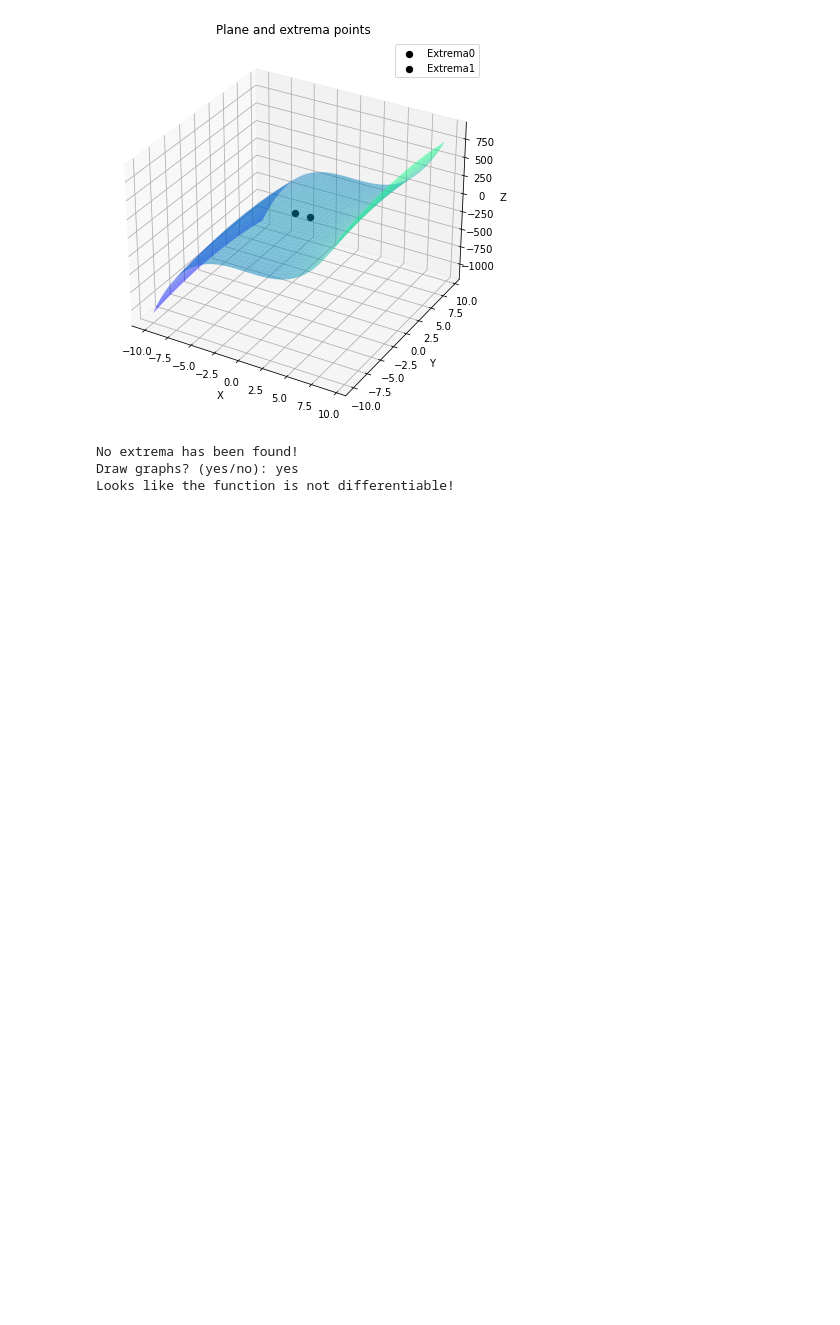
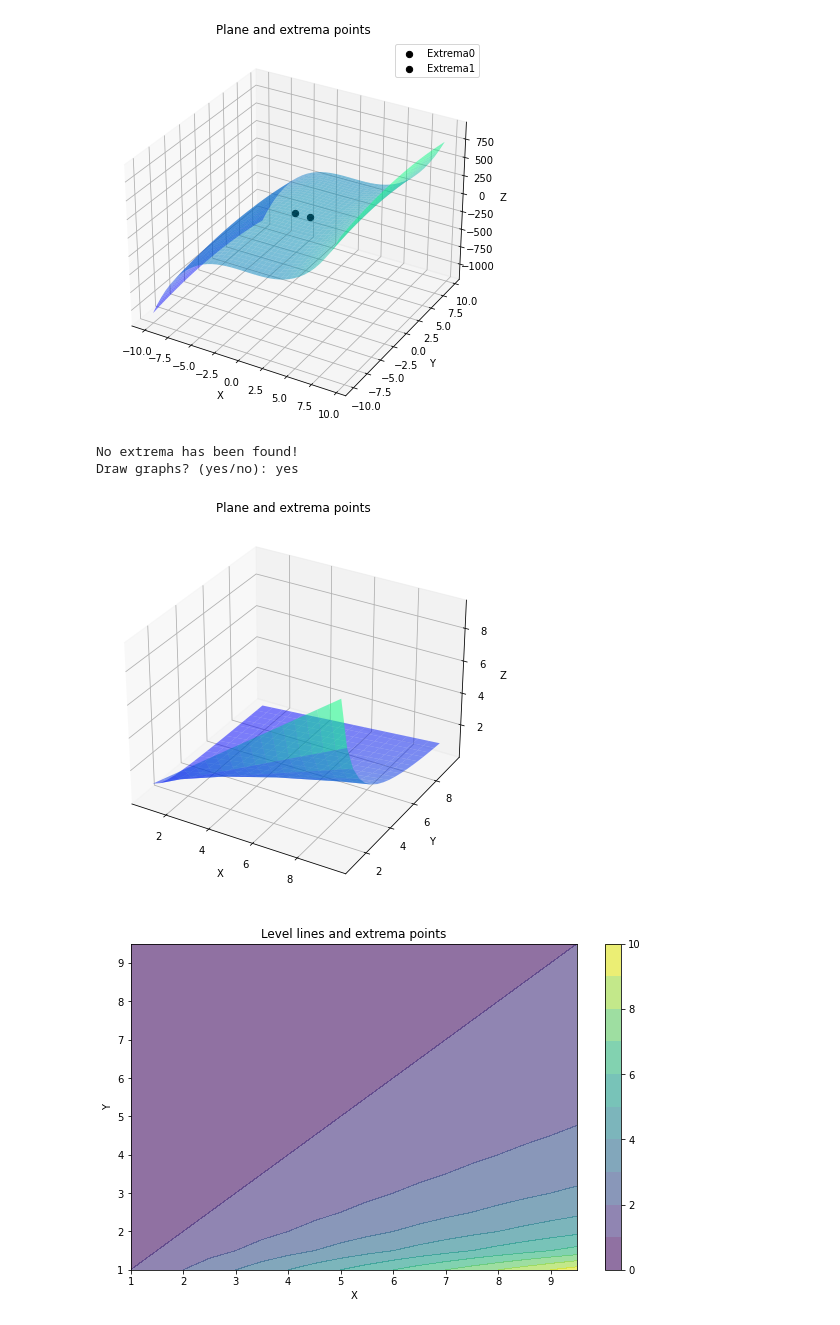
Before and after one commit to M1croZavr/ML_opt, a Jupyter notebook: twovarextremas/User interface notebook.ipynb, the cells around one changed output. Saved outputs shown, nothing was run; the diff lists cells and outputs as text; code cells hidden in the pictures; blank space fills up the shorter version.

Commit message:
Added functionality to compute function in its domain.

```diff
--- a/twovarextremas/User interface notebook.ipynb
+++ b/twovarextremas/User interface notebook.ipynb
@@ -77,8 +77,9 @@ Point: (-0.816496580927726, 0.0) | Z: 1.0886621079036347 | Extrema: Maximum
 Point: (0.816496580927726, 0.0) | Z: -1.0886621079036347 | Extrema: saddle point
 [figure]
 # %%
-find_extrema.find_local_2var(['x', 'y'], 'x/y', [(-1, 1), (-1, 1)], True, True)
+find_extrema.find_local_2var(['x', 'y'], 'x/y', [(1, 10), (1, 10)], True, True)
 # %% [output]
 No extrema has been found!
 Draw graphs? (yes/no): yes
-Looks like the function is not differentiable!
+[figure, added]
+[figure, added]
```
Also changed, not shown: parts of 1 cell of this notebook, 3 other files.
